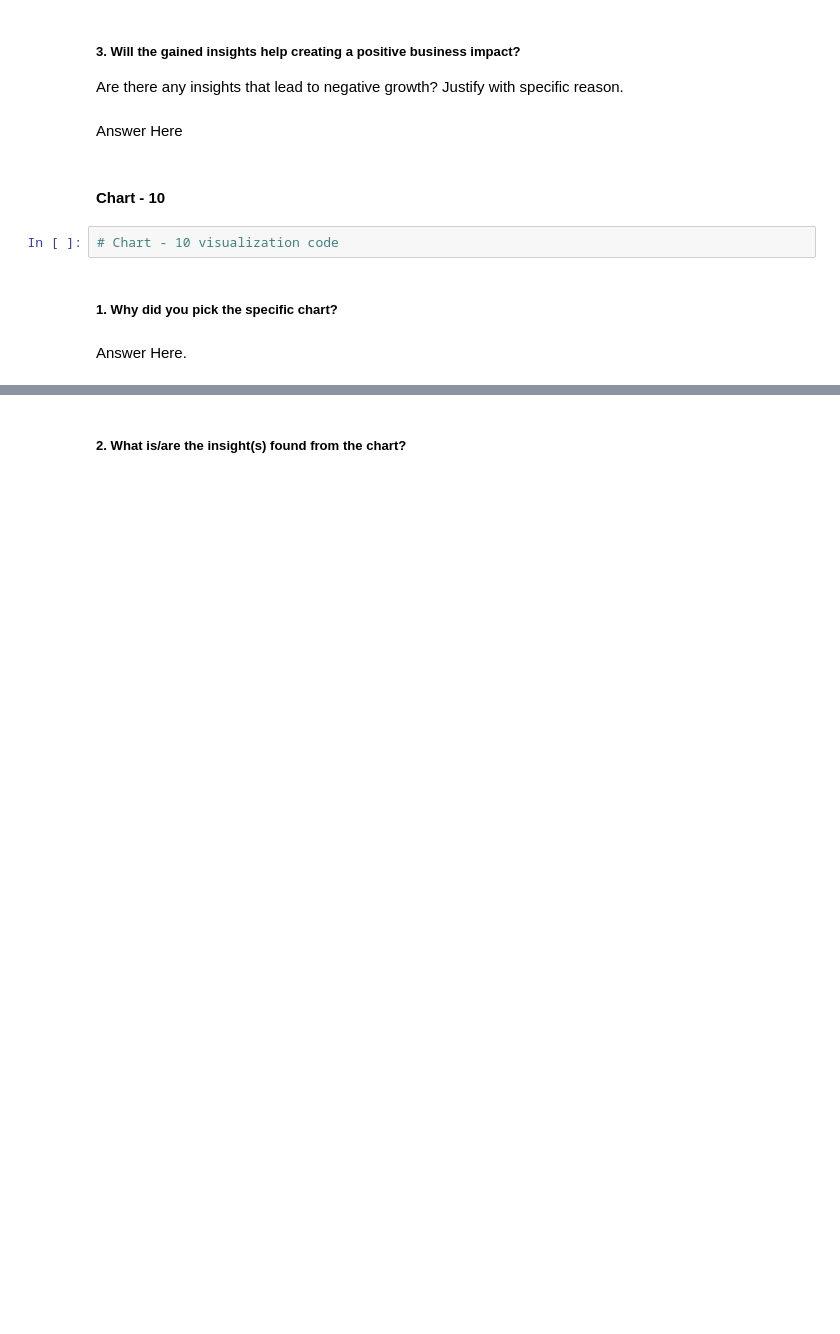
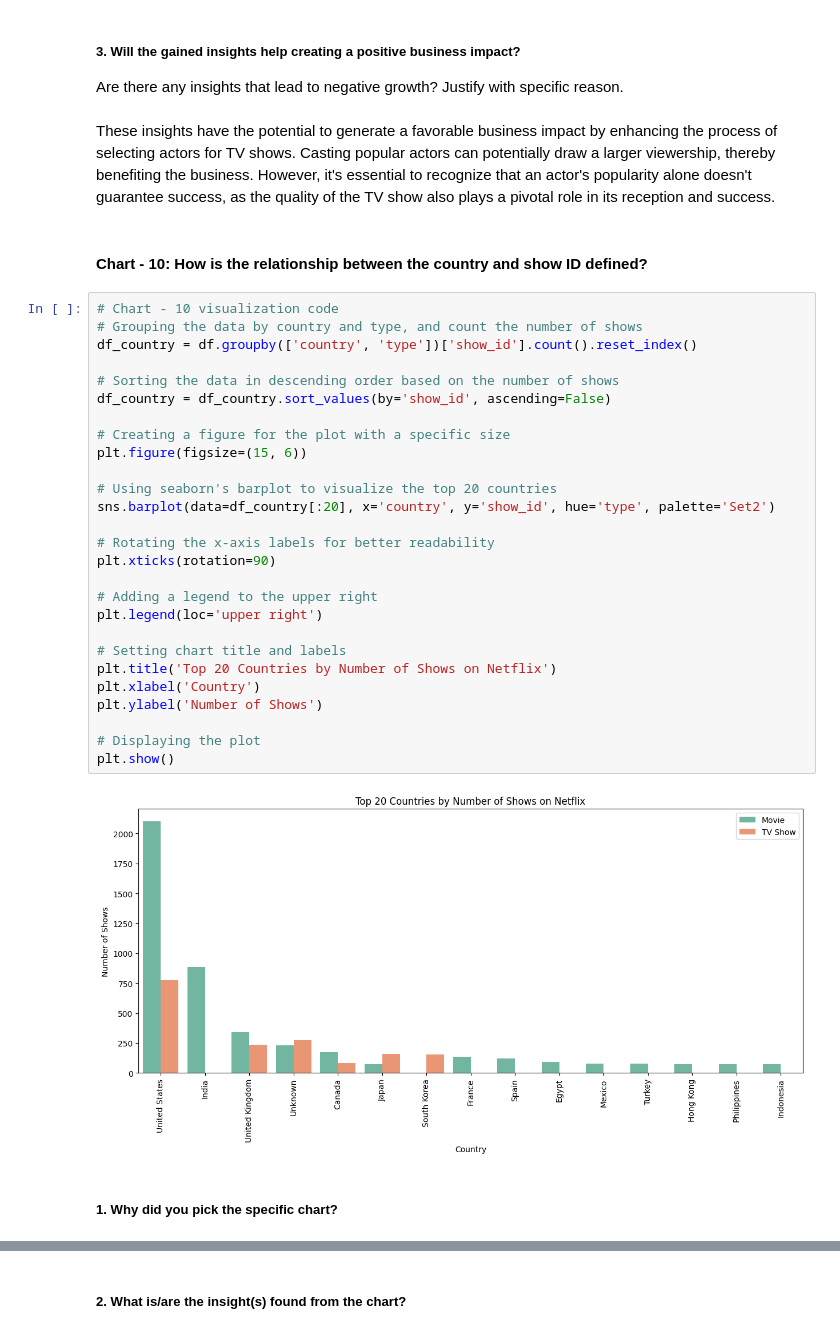
Before and after one commit to DevanshA2511/Netflix-Movies-And-TV-Shows-Clustering-Project, a Jupyter notebook: Netflix_Movies_And_TV_Shows_Clustering_Project.ipynb, the cells around one changed output, grey strips where cells are left out. Saved outputs shown, nothing was run; the diff lists cells and outputs as text; blank space fills up the shorter version.

```diff
--- a/Netflix_Movies_And_TV_Shows_Clustering_Project.ipynb
+++ b/Netflix_Movies_And_TV_Shows_Clustering_Project.ipynb
@@ -641,13 +688,38 @@ Answer Here
 # %% [markdown]
 ##### 3. Will the gained insights help creating a positive business impact?
 Are there any insights that lead to negative growth? Justify with specific reason.
-# %% [markdown]
-Answer Here
-# %% [markdown]
-#### Chart - 10
-# %%
-# Chart - 10 visualization code
+# %% [markdown]
+These insights have the potential to generate a favorable business impact by enhancing the process of selecting actors for TV shows. Casting popular actors can potentially draw a larger viewership, thereby benefiting the business. However, it's essential to recognize that an actor's popularity alone doesn't guarantee success, as the quality of the TV show also plays a pivotal role in its reception and success.
+# %% [markdown]
+#### Chart - 10: How is the relationship between the country and show ID defined?
+# %%
+# Chart - 10 visualization code
+# Grouping the data by country and type, and count the number of shows
+df_country = df.groupby(['country', 'type'])['show_id'].count().reset_index()
+
+# Sorting the data in descending order based on the number of shows
+df_country = df_country.sort_values(by='show_id', ascending=False)
+
+# Creating a figure for the plot with a specific size
+plt.figure(figsize=(15, 6))
+
+# Using seaborn's barplot to visualize the top 20 countries
+sns.barplot(data=df_country[:20], x='country', y='show_id', hue='type', palette='Set2')
+
+# Rotating the x-axis labels for better readability
+plt.xticks(rotation=90)
+
+# Adding a legend to the upper right
+plt.legend(loc='upper right')
+
+# Setting chart title and labels
+plt.title('Top 20 Countries by Number of Shows on Netflix')
+plt.xlabel('Country')
+plt.ylabel('Number of Shows')
+
+# Displaying the plot
+plt.show()
+# %% [output]
+[figure, added]
 # %% [markdown]
 ##### 1. Why did you pick the specific chart?
-# %% [markdown]
-Answer Here.
```
Also changed, not shown: parts of 43 cells of this notebook.
